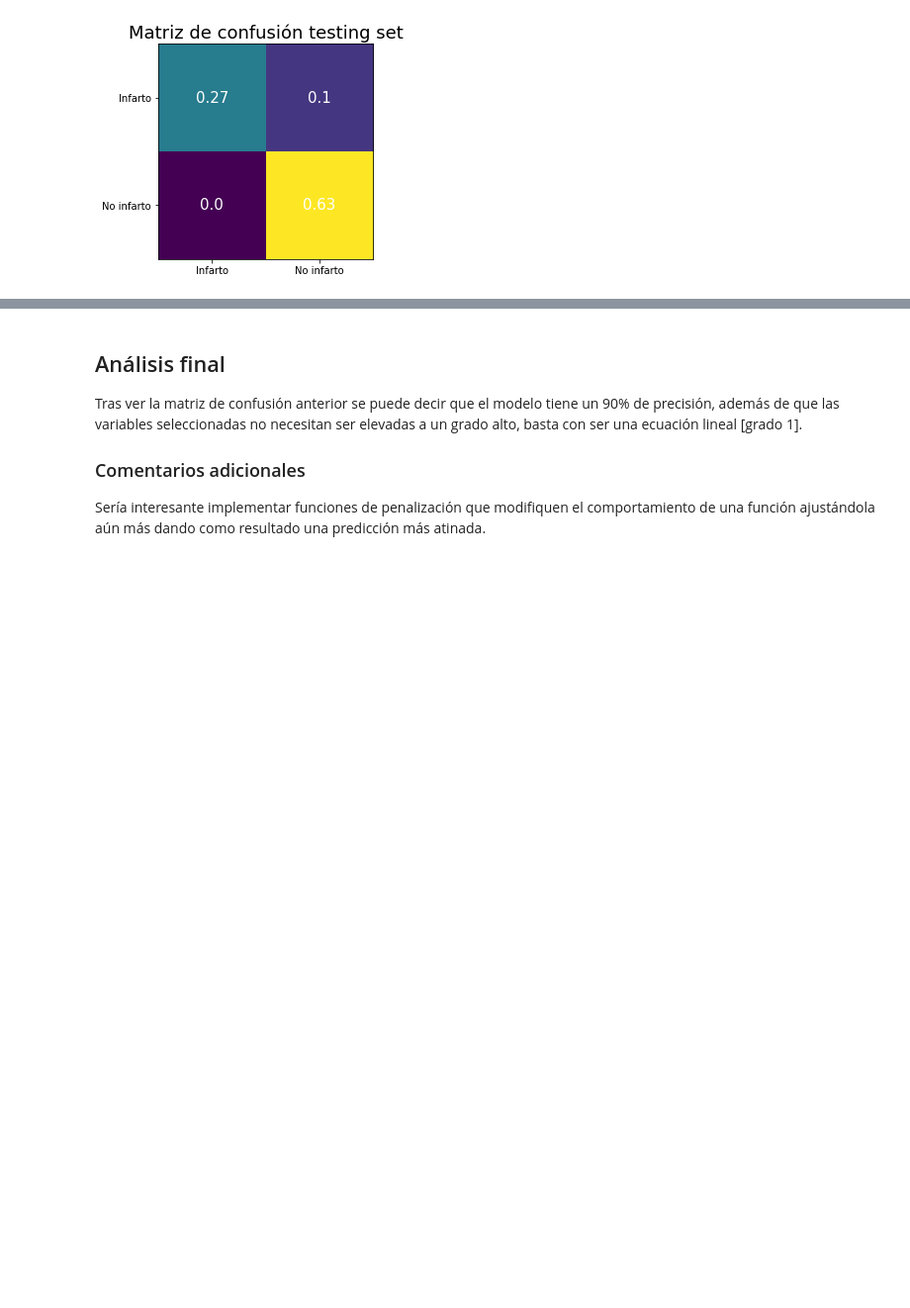
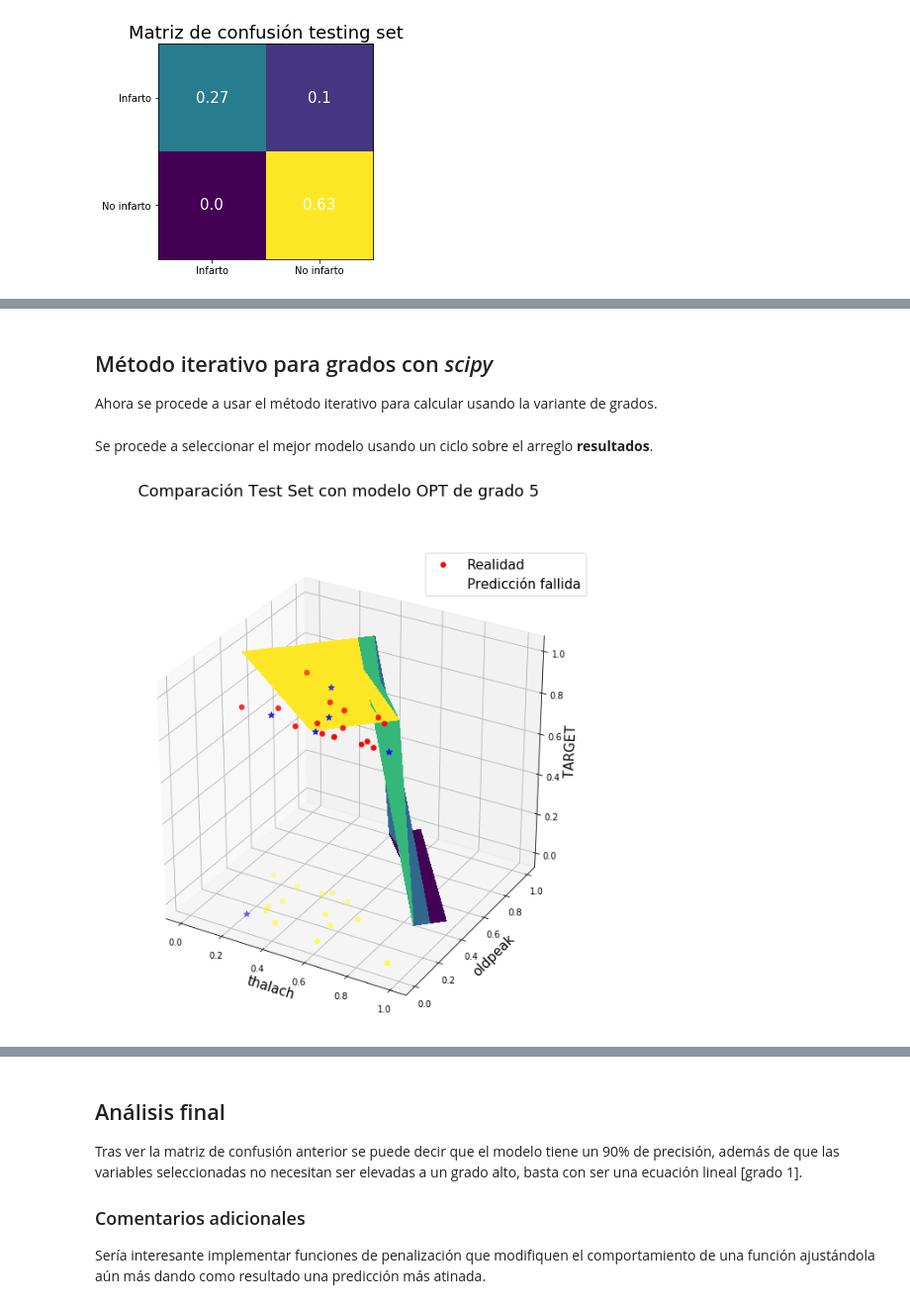
Before and after one commit to Jotade100/MLE2020, a Jupyter notebook: Lab 4Marzo/LabRL.ipynb, the cells around one changed output, grey strips where cells are left out. Shown at 99% size. Cells and saved outputs as stored; diff of their text form; code cells hidden in the pictures; blank space fills up the shorter version.

```diff
--- a/Lab 4Marzo/LabRL.ipynb
+++ b/Lab 4Marzo/LabRL.ipynb
@@ -328,0 +431,3 @@ for i in range(2):
+# %% [markdown]
+## Método iterativo para grados con _scipy_
+Ahora se procede a usar el método iterativo para calcular usando la variante de grados.
@@ -328,0 +451,49 @@ for i in range(2):
+# %% [markdown]
+Se procede a seleccionar el mejor modelo usando un ciclo sobre el arreglo **resultados**.
+# %%
+comodin = resultados[0][1].fun
+modelo_ganador = resultados[0]
+for i in resultados:
+    if i[1].fun < comodin:
+        comodin = i[1].fun
+        modelo_ganador = i
+
+teta_ganador = modelo_ganador[1].x
+# %%
+x = test[columnas_correlacionadas[1]].tolist()
+y = test[columnas_correlacionadas[3]].tolist()
+z = test['target'].tolist()
+z_2 = funcion_h(teta_ganador, constructor_polinomio(test.iloc[:, 0:13].to_numpy(), grado))
+
+a = np.empty(constructor_polinomio(test.iloc[:, 0:13].to_numpy(), grado).shape)
+filler = np.arange(0,1.01,0.05)
+index = np.arange(a.size)
+np.put(a,index,filler)
+z_3 = funcion_h(teta_ganador, a)
+
+plt.rcParams.update({'font.size': 15})
+plt.rc('xtick', labelsize=10)
+plt.rc('ytick', labelsize=10)
+fig = plt.figure(figsize=(10,10))
+ax = fig.gca(projection='3d')
+
+plt.suptitle("Comparación Test Set con modelo OPT de grado {}".format(modelo_ganador[0]))
+
+c = ['red' if zeta==1 else 'yellow' for zeta in z] #coloreando
+
+z_falsos = np.logical_xor(z, np.round(z_2))
+
+c_2 = [mcolors.to_rgba('blue', 1) if zeta else mcolors.to_rgba('blue', 0) for zeta in z_falsos] #coloreando
+
+ax.scatter(x, y, z, c=c, label="Realidad", marker='o', s=30)
+ax.scatter(x, y, np.round(z_2), c=c_2, label="Predicción fallida", marker="*", s=50)
+ax.plot_trisurf(a[0], a[1], z_3, cmap='viridis', linewidth=0, antialiased=False)
+ax.set_xlabel(columnas_correlacionadas[1])
+ax.set_ylabel(columnas_correlacionadas[3])
+ax.set_zlabel('TARGET')
+ax.legend()
+
+
+plt.show()
+# %% [output]
+[figure, added]
```
Also changed, not shown: parts of 12 cells of this notebook.
